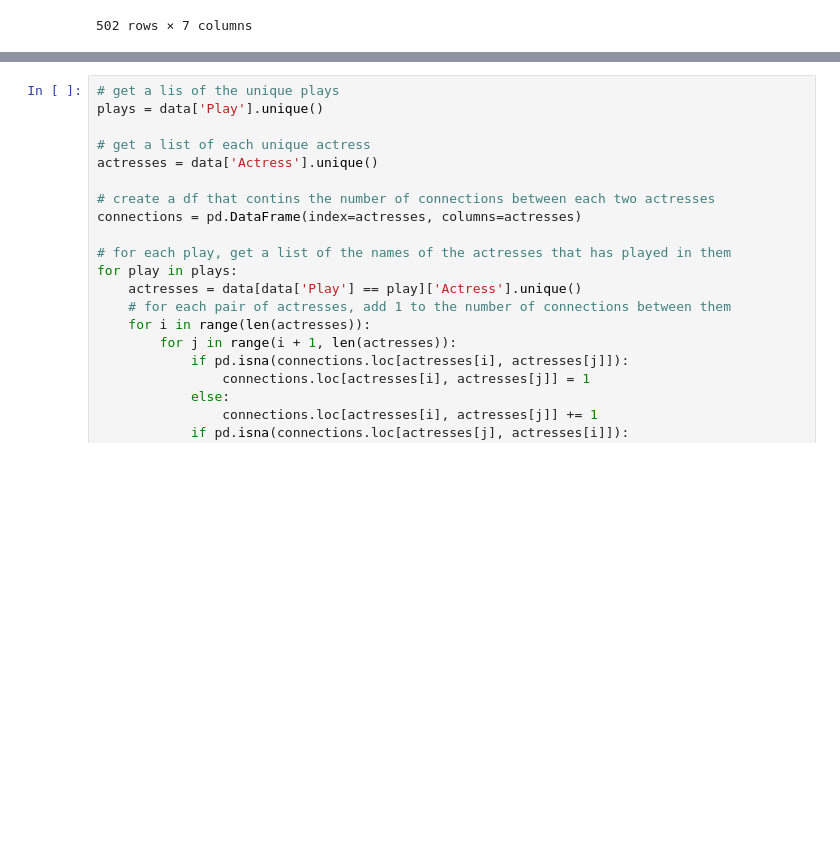
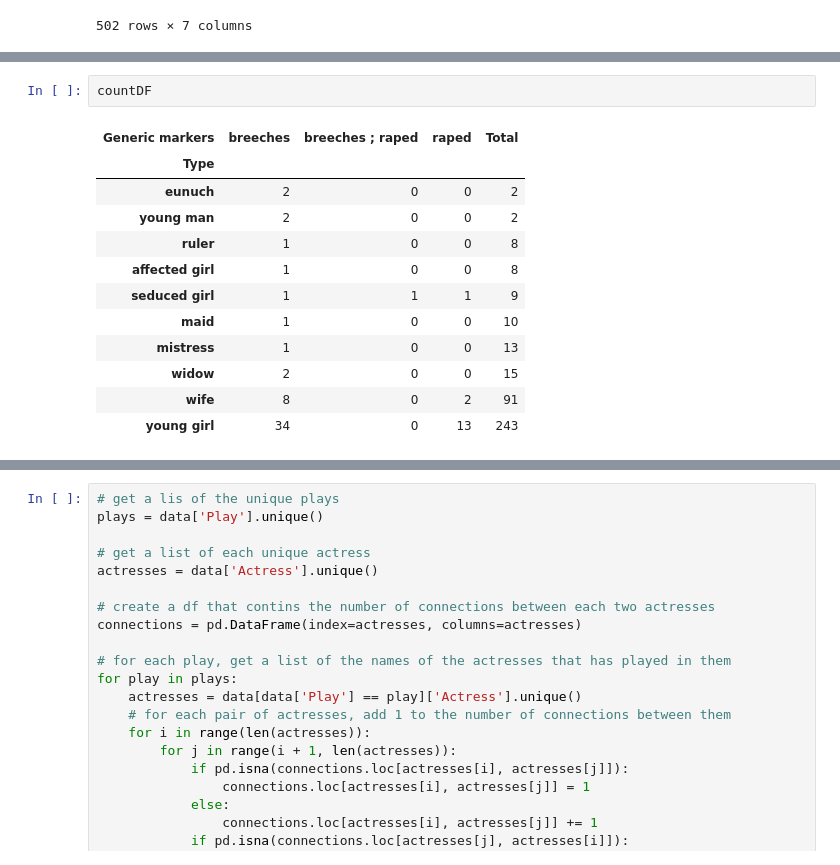
Before and after one commit to TitirB/DHproject2024, a Jupyter notebook: docs/NetworkVisualization.ipynb, the cells around one changed output, grey strips where cells are left out. Saved outputs shown, nothing was run; the diff lists cells and outputs as text; blank space fills up the shorter version.

```diff
--- a/docs/NetworkVisualization.ipynb
+++ b/docs/NetworkVisualization.ipynb
@@ -28,0 +70,15 @@ data
+# %%
+countDF
+# %% [output]
+| Generic markers | breeches | breeches ; raped | raped | Total |
+| Type |  |  |  |  |
+| eunuch | 2 | 0 | 0 | 2 |
+| young man | 2 | 0 | 0 | 2 |
+| ruler | 1 | 0 | 0 | 8 |
+| affected girl | 1 | 0 | 0 | 8 |
+| seduced girl | 1 | 1 | 1 | 9 |
+| maid | 1 | 0 | 0 | 10 |
+| mistress | 1 | 0 | 0 | 13 |
+| widow | 2 | 0 | 0 | 15 |
+| wife | 8 | 0 | 2 | 91 |
+| young girl | 34 | 0 | 13 | 243 |
```
Also changed, not shown: parts of 3 cells of this notebook.
